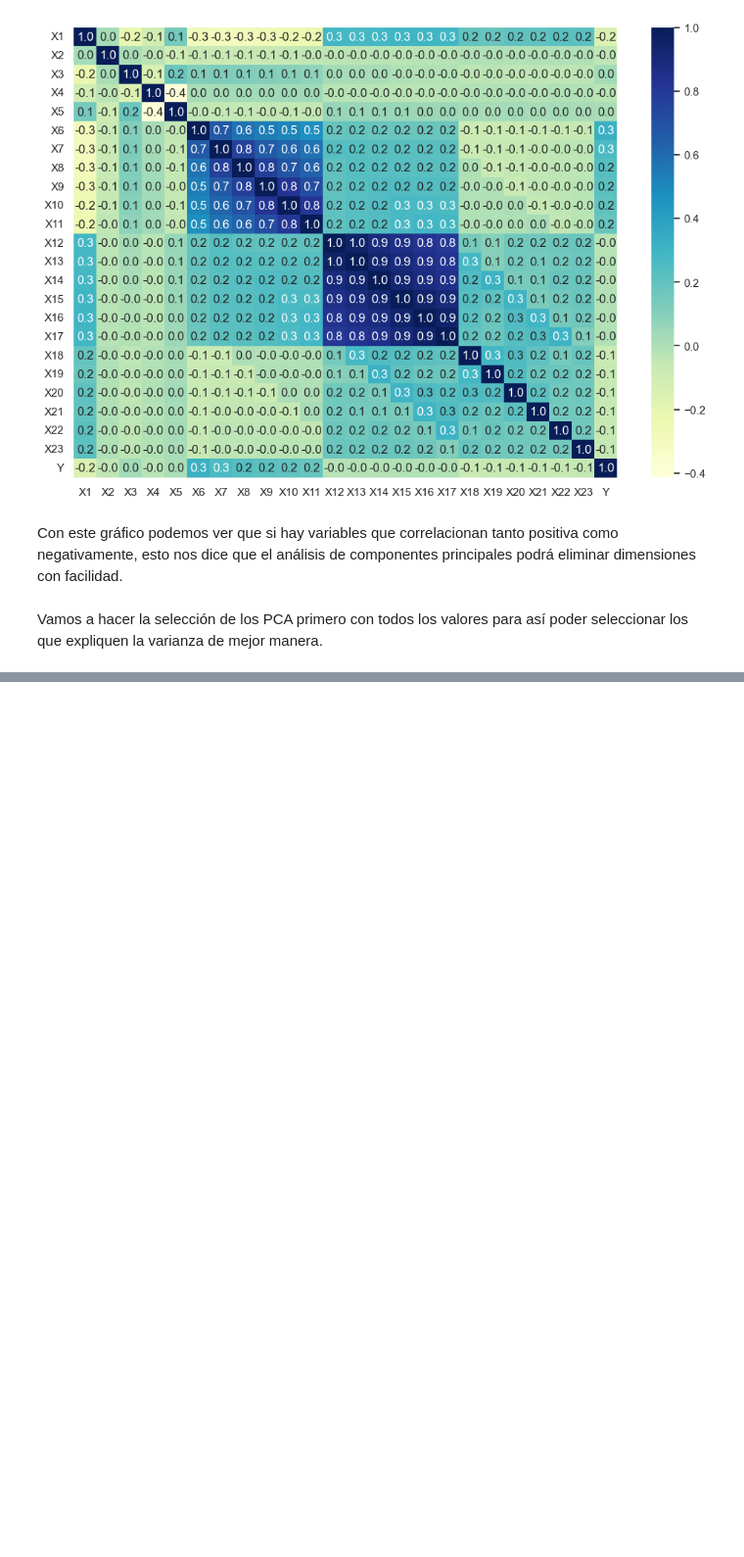
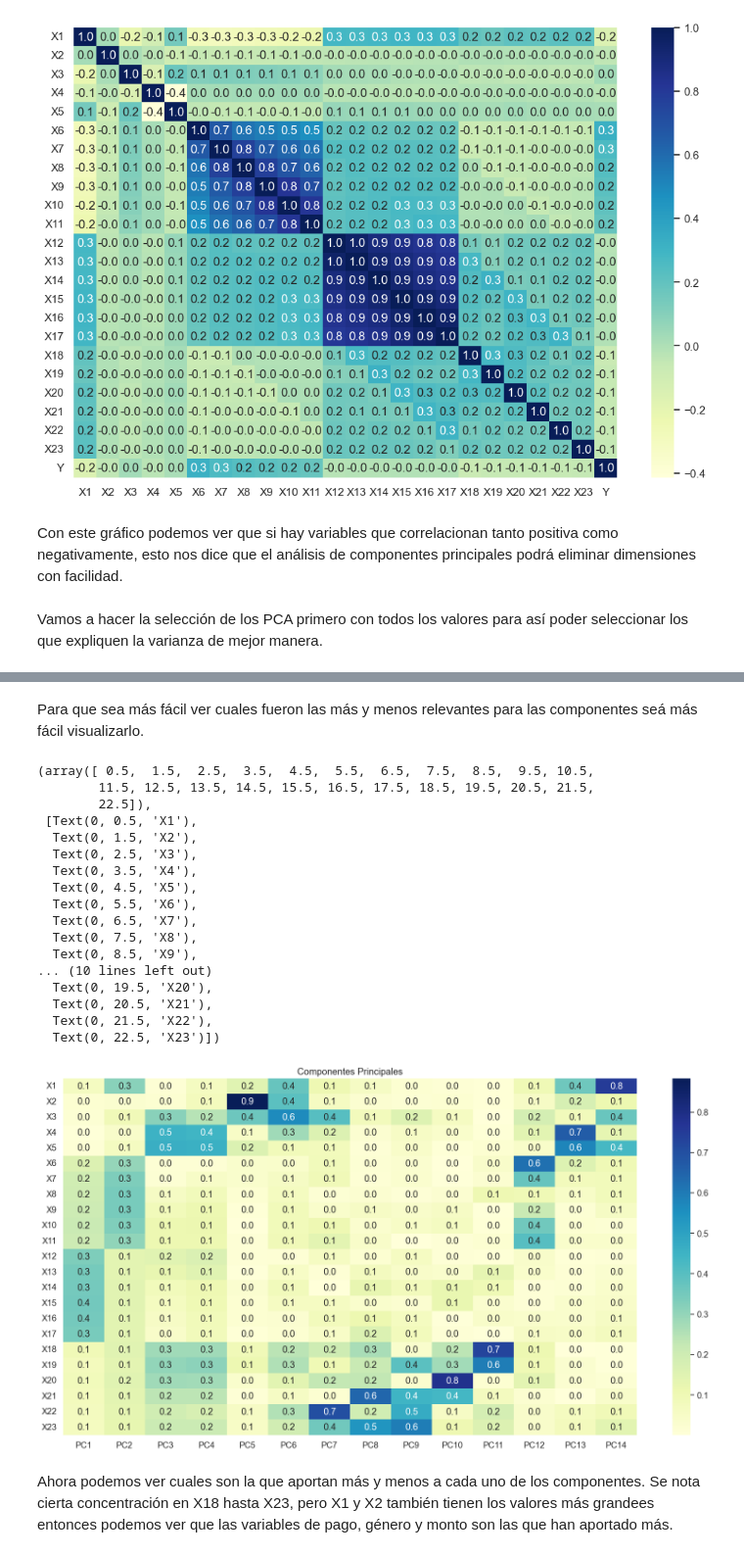
Before and after one commit to PosgradoMNA/actividades-del-projecto-los_k-means, a Jupyter notebook: Actividad_Semanal_4.ipynb, the cells around one changed output, grey strips where cells are left out. Shown at 98% size. Saved outputs shown, nothing was run; the diff lists cells and outputs as text; code cells hidden in the pictures; blank space fills up the shorter version.

```diff
--- a/Actividad_Semanal_4.ipynb
+++ b/Actividad_Semanal_4.ipynb
@@ -253,0 +258,5 @@ Por lo que serán esos dos componentes principales los que se tomarán
+# %%
+from sklearn.preprocessing import StandardScaler
+scaler = StandardScaler()
+pca2 = PCA(n_components= 14)
+pca2.fit(scaler.fit_transform(X))
@@ -253,0 +284,5 @@ Por lo que serán esos dos componentes principales los que se tomarán
+# %%
+pcCompDf = pd.DataFrame(pca2.components_.transpose(),
+                        index = X.columns,
+                        columns= [f'PC{i}' for i in range(1,15)])
+pcCompDf
@@ -253,0 +307,29 @@ Por lo que serán esos dos componentes principales los que se tomarán
+# %% [markdown]
+Para que sea más fácil ver cuales fueron las más y menos relevantes para las componentes seá más fácil visualizarlo.
+# %%
+fig, ax = plt.subplots(figsize=(20, 10))
+_ = sns.heatmap(abs(pcCompDf), cmap= 'YlGnBu', annot= True, fmt= '0.1f')
+plt.title('Componentes Principales')
+plt.yticks(rotation= 360)
+# %% [output]
+(array([ 0.5,  1.5,  2.5,  3.5,  4.5,  5.5,  6.5,  7.5,  8.5,  9.5, 10.5,
+        11.5, 12.5, 13.5, 14.5, 15.5, 16.5, 17.5, 18.5, 19.5, 20.5, 21.5,
+        22.5]),
+ [Text(0, 0.5, 'X1'),
+  Text(0, 1.5, 'X2'),
+  Text(0, 2.5, 'X3'),
+  Text(0, 3.5, 'X4'),
+  Text(0, 4.5, 'X5'),
+  Text(0, 5.5, 'X6'),
+  Text(0, 6.5, 'X7'),
+  Text(0, 7.5, 'X8'),
+  Text(0, 8.5, 'X9'),
+... (10 lines left out)
+  Text(0, 19.5, 'X20'),
+  Text(0, 20.5, 'X21'),
+  Text(0, 21.5, 'X22'),
+  Text(0, 22.5, 'X23')])
+[figure, added]
+# %% [markdown]
+Ahora podemos ver cuales son la que aportan más y menos a cada uno de los componentes.
+Se nota cierta concentración en X18 hasta X23, pero X1 y X2 también tienen los valores más grandees entonces podemos ver que las variables de pago, género y monto son las que han aportado más.
```
Also changed, not shown: parts of 15 cells of this notebook.
